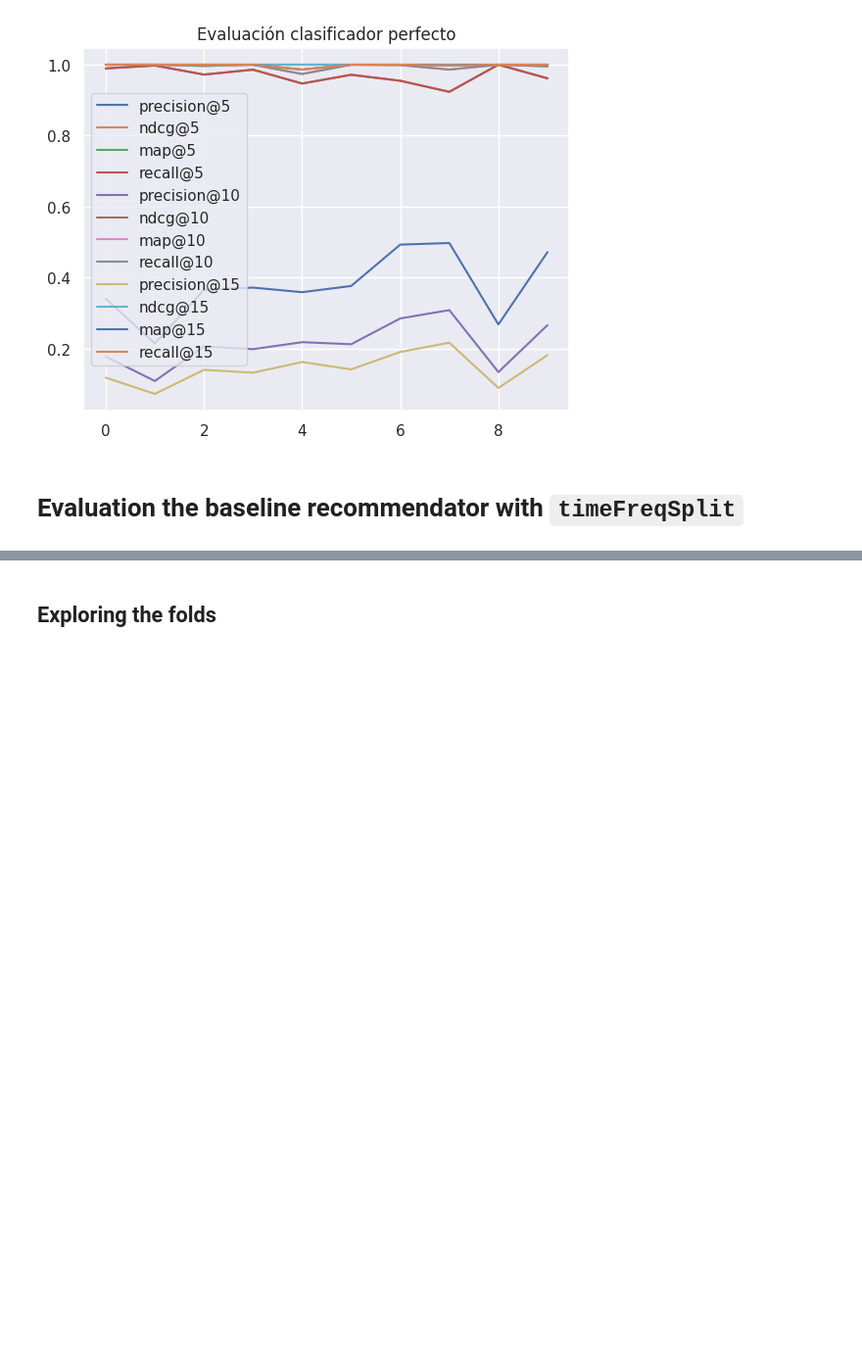
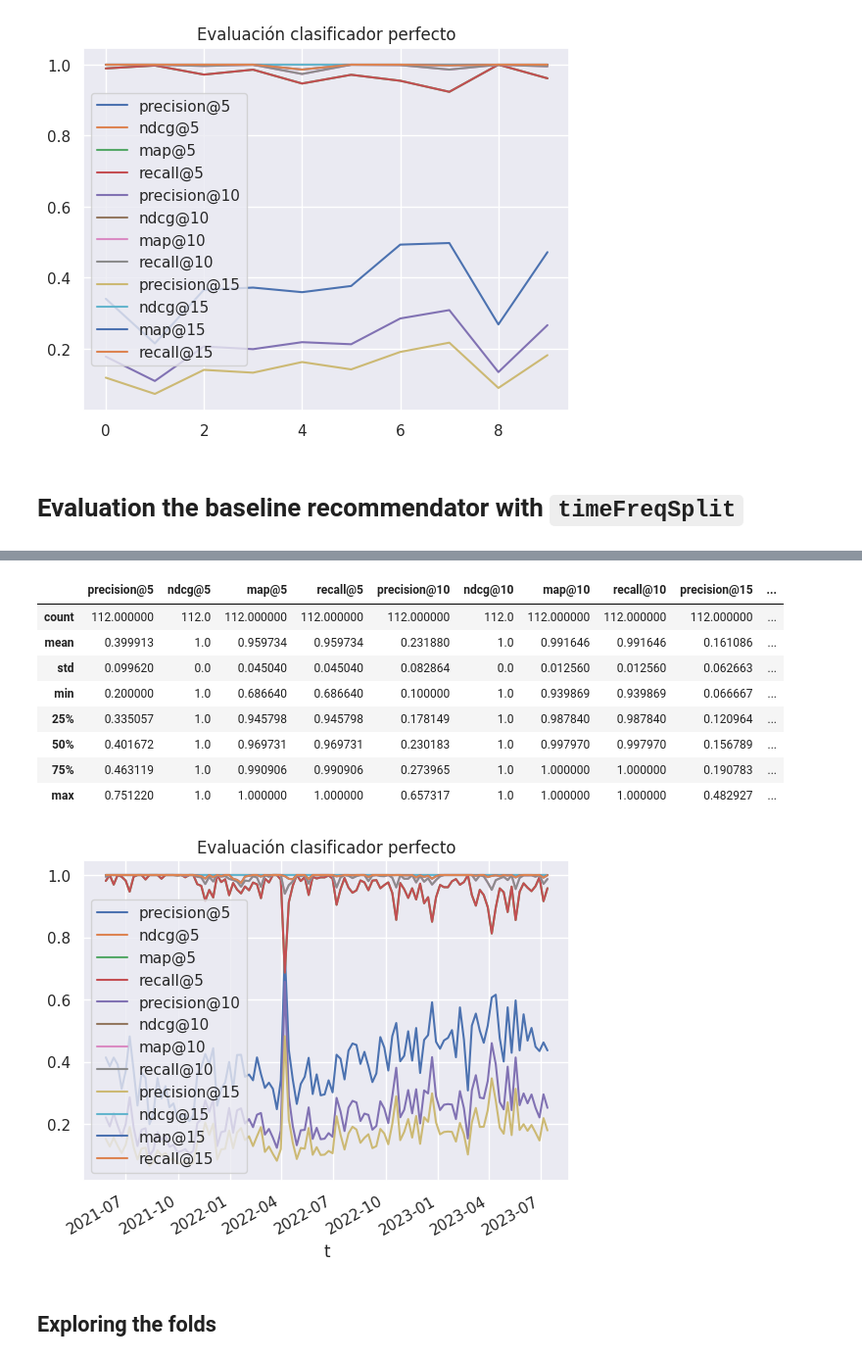
Before and after one commit to daviddavo/upm-tfm-notebooks, a Jupyter notebook: nbout/Decentraland/10_baseline_mp.ipynb, the cells around one changed output, grey strips where cells are left out. Shown at 98% size. Cells and saved outputs as stored; diff of their text form; code cells hidden in the pictures; blank space fills up the shorter version.

```diff
--- a/nbout/Decentraland/10_baseline_mp.ipynb
+++ b/nbout/Decentraland/10_baseline_mp.ipynb
@@ -279,7 +282,7 @@ res.groupby('f').sum().T[freqs]
 
 Our baseline RecSys will be just recommending the top most famous proposals at time $t$.
 # %%
-from recommenders.datasets.pandas_df_utils import filter_by
+from src.baseline import getBaselineRecommendations
 
 """
 def getBaselineRecommendations(train: pd.DataFrame, users, k: int = 5, remove_train=True):
@@ -294,19 +297,5 @@ def getBaselineRecommendations(train: pd.DataFrame, users, k: int = 5, remove_tr
     df['prediction'] = True
     return df
 """
-def getBaselineRecommendations(train: pd.DataFrame, users, proposals, k: int = 5, remove_train=True):
-    bestVotes = train[train['itemID'].isin(proposals)]['itemID'].value_counts()
-    # bestVotes = bestVotes[bestVotes.index.isin(proposals)]
-
-    df = pd.DataFrame(it.product(users, bestVotes.index), columns=['userID', 'itemID'])
-
-    # Avoid recommending already voted proposals (they wont be in the test set)
-    if remove_train:
-        df = filter_by(df, train, ['userID', 'itemID'])
-
-    df = df.groupby('userID').head(k).reset_index(drop=True)
-
-    df['prediction'] = True
-    return df
 
 # getBaselineRecommendations(folds[0][0], folds[0][1]['userID'].unique(), 3)
@@ -545,9 +636,23 @@ pmdf
 # %%
+from src.baseline import write_metrics_perfect
+
 pmdf = pd.DataFrame(perfectmetrics).set_index('t')
 
-pmdf.to_csv(paths.perfect_mp_freq(ORG_NAME, SPLITS_FREQ, SPLITS_NORMALIZE))
+# pmdf.to_csv(paths.perfect_mp_freq(ORG_NAME, SPLITS_FREQ, SPLITS_NORMALIZE))
+write_metrics_perfect(pmdf, ORG_NAME, SPLITS_FREQ, SPLITS_NORMALIZE)
 pmdf.plot(title='Evaluación clasificador perfecto')
 pmdf.describe()
+# %% [output]
+|  | precision@5 | ndcg@5 | map@5 | recall@5 | precision@10 | ndcg@10 | map@10 | recall@10 | precision@15 | ... |
+| count | 112.000000 | 112.0 | 112.000000 | 112.000000 | 112.000000 | 112.0 | 112.000000 | 112.000000 | 112.000000 | ... |
+| mean | 0.399913 | 1.0 | 0.959734 | 0.959734 | 0.231880 | 1.0 | 0.991646 | 0.991646 | 0.161086 | ... |
+| std | 0.099620 | 0.0 | 0.045040 | 0.045040 | 0.082864 | 0.0 | 0.012560 | 0.012560 | 0.062663 | ... |
+| min | 0.200000 | 1.0 | 0.686640 | 0.686640 | 0.100000 | 1.0 | 0.939869 | 0.939869 | 0.066667 | ... |
+| 25% | 0.335057 | 1.0 | 0.945798 | 0.945798 | 0.178149 | 1.0 | 0.987840 | 0.987840 | 0.120964 | ... |
+| 50% | 0.401672 | 1.0 | 0.969731 | 0.969731 | 0.230183 | 1.0 | 0.997970 | 0.997970 | 0.156789 | ... |
+| 75% | 0.463119 | 1.0 | 0.990906 | 0.990906 | 0.273965 | 1.0 | 1.000000 | 1.000000 | 0.190783 | ... |
+| max | 0.751220 | 1.0 | 1.000000 | 1.000000 | 0.657317 | 1.0 | 1.000000 | 1.000000 | 0.482927 | ... |
+[figure, added]
 # %% [markdown]
 ## Exploring the folds
 # %%
```
Also changed, not shown: parts of 21 cells of this notebook, 24 other files.
